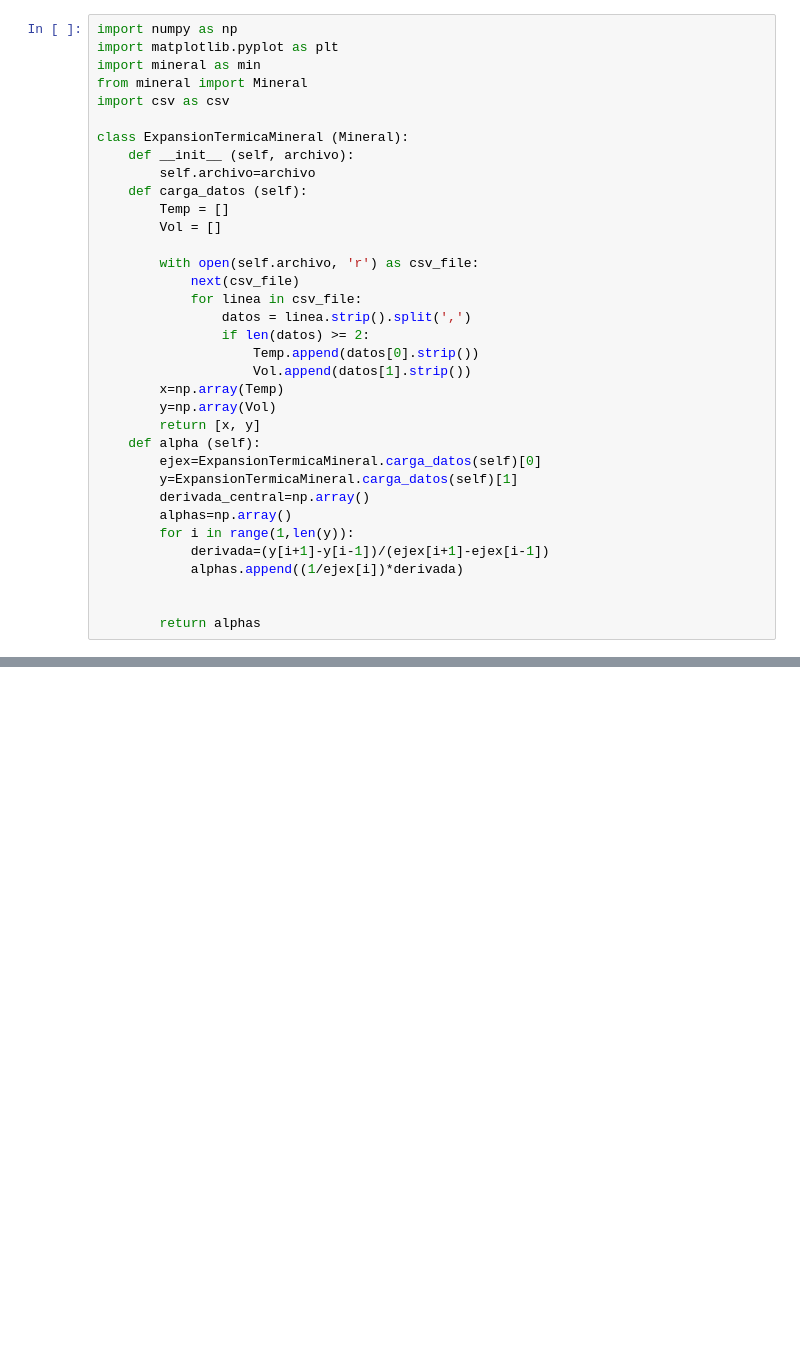
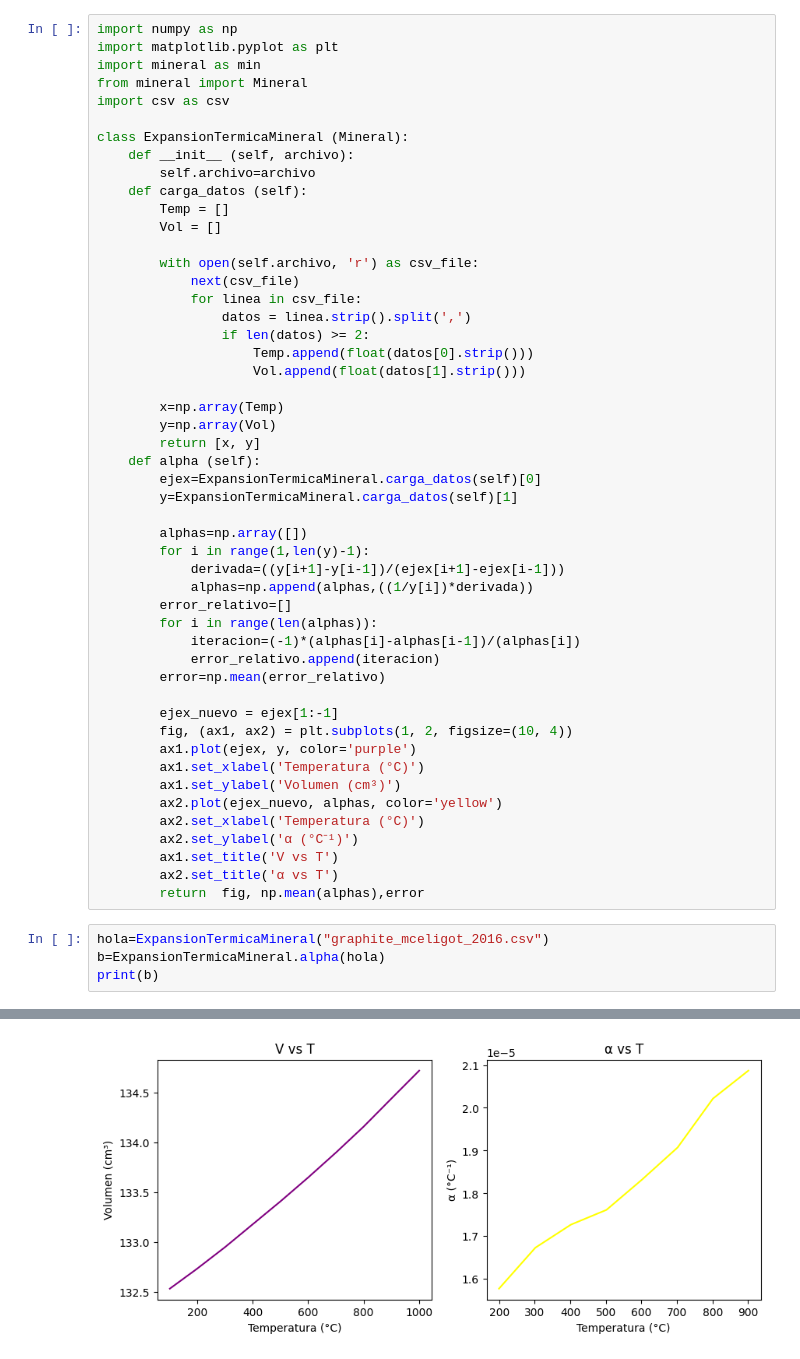
Before and after one commit to samuhdz/MetodosI_SamuelHernandez_OliverBohorquez, a Jupyter notebook: Taller_1_Comple/expansiontermicamineral.ipynb, the cells around one changed output, grey strips where cells are left out. Cells and saved outputs as stored; diff of their text form; blank space fills up the shorter version.

```diff
--- a/Taller_1_Comple/expansiontermicamineral.ipynb
+++ b/Taller_1_Comple/expansiontermicamineral.ipynb
@@ -17,19 +17,39 @@ class ExpansionTermicaMineral (Mineral):
             for linea in csv_file:
                 datos = linea.strip().split(',')
                 if len(datos) >= 2:
-                    Temp.append(datos[0].strip())
-                    Vol.append(datos[1].strip())
+                    Temp.append(float(datos[0].strip()))
+                    Vol.append(float(datos[1].strip()))
+
         x=np.array(Temp)
         y=np.array(Vol)
         return [x, y]
     def alpha (self):
         ejex=ExpansionTermicaMineral.carga_datos(self)[0]
         y=ExpansionTermicaMineral.carga_datos(self)[1]
-        derivada_central=np.array()
-        alphas=np.array()
-        for i in range(1,len(y)):
-            derivada=(y[i+1]-y[i-1])/(ejex[i+1]-ejex[i-1])
-            alphas.append((1/ejex[i])*derivada)
 
+        alphas=np.array([])
+        for i in range(1,len(y)-1):
+            derivada=((y[i+1]-y[i-1])/(ejex[i+1]-ejex[i-1]))
+            alphas=np.append(alphas,((1/y[i])*derivada))
+        error_relativo=[]
+        for i in range(len(alphas)):
+            iteracion=(-1)*(alphas[i]-alphas[i-1])/(alphas[i])
+            error_relativo.append(iteracion)
+        error=np.mean(error_relativo)
 
-        return alphas
+        ejex_nuevo = ejex[1:-1]
+        fig, (ax1, ax2) = plt.subplots(1, 2, figsize=(10, 4))
+        ax1.plot(ejex, y, color='purple')
+        ax1.set_xlabel('Temperatura (°C)')
+        ax1.set_ylabel('Volumen (cm³)')
+        ax2.plot(ejex_nuevo, alphas, color='yellow')
+        ax2.set_xlabel('Temperatura (°C)')
+        ax2.set_ylabel('α (°C⁻¹)')
+        ax1.set_title('V vs T')
+        ax2.set_title('α vs T')
+        return  fig, np.mean(alphas),error
+# %%
+hola=ExpansionTermicaMineral("graphite_mceligot_2016.csv")
+b=ExpansionTermicaMineral.alpha(hola)
+print(b)
+# %% [output]
@@ -35,0 +57 @@ class ExpansionTermicaMineral (Mineral):
+[figure, added]
```
Also changed, not shown: parts of 1 cell of this notebook, 3 other files.
